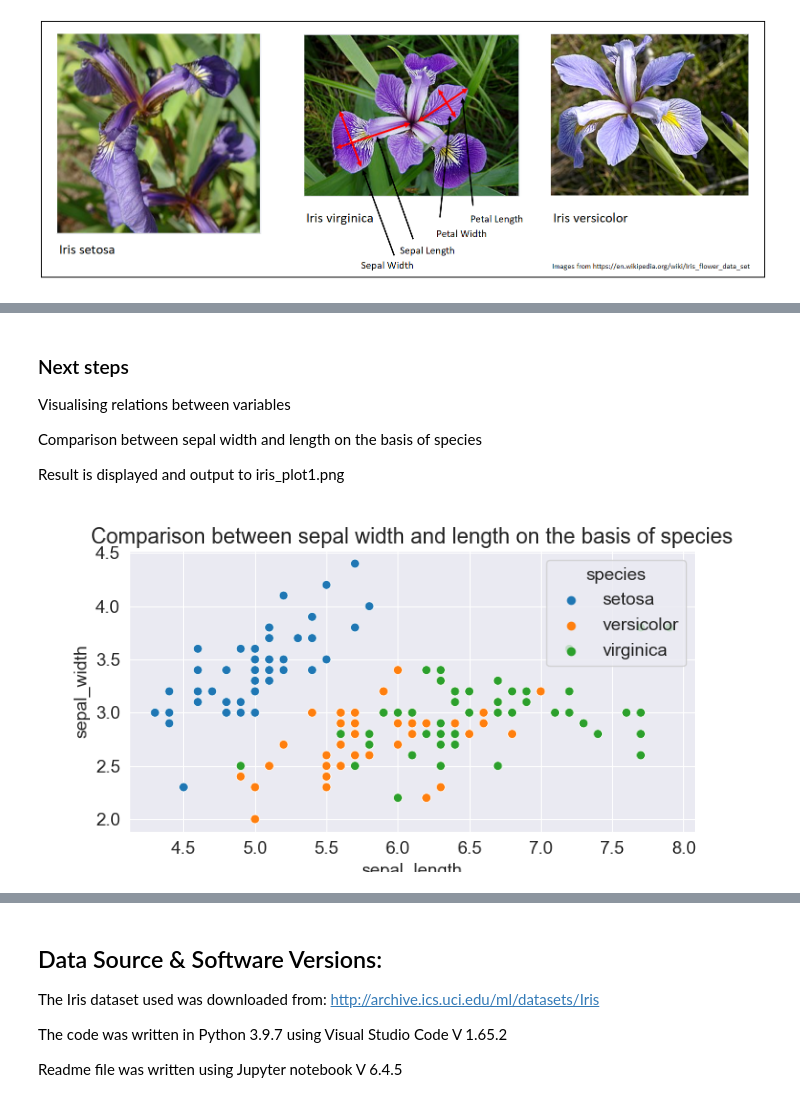
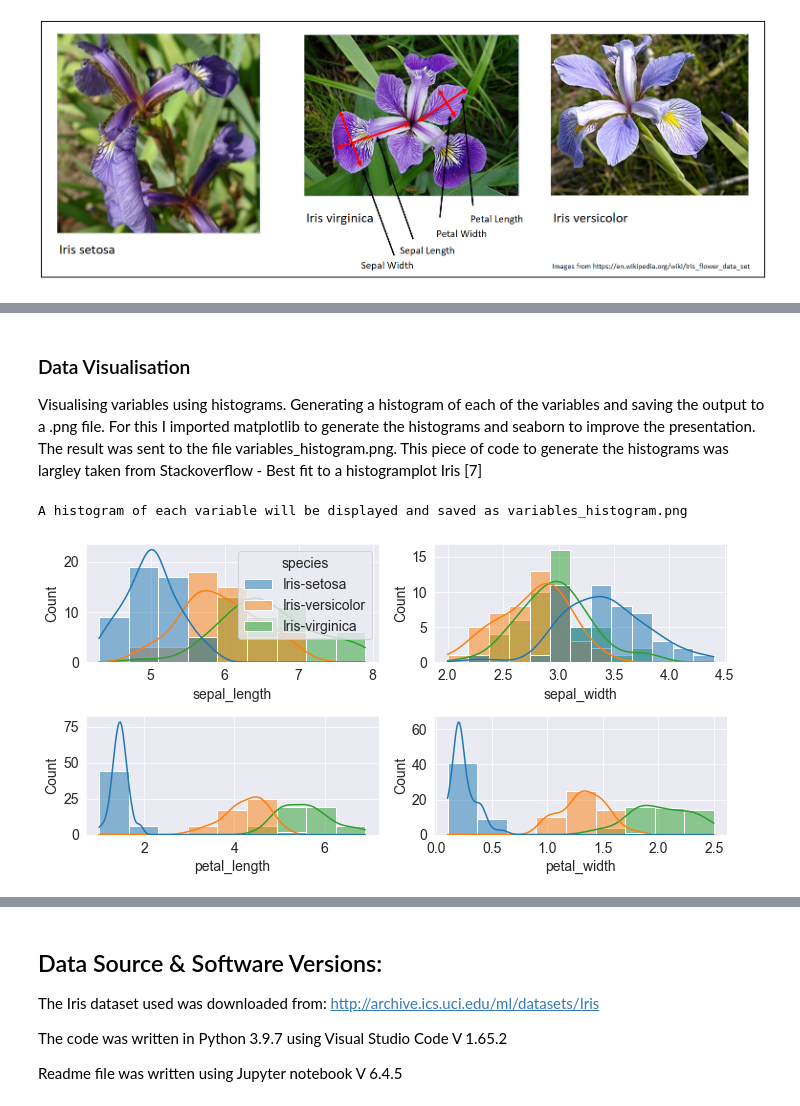
Before and after one commit to JScarry/-pands-project, a Jupyter notebook: README.ipynb, the cells around one changed output, grey strips where cells are left out. Drawn from its saved outputs; the diff is of its cells as text; code cells hidden in the pictures.

```diff
--- a/README.ipynb
+++ b/README.ipynb
@@ -116,12 +152,46 @@ Some dataset information is shown below:
 75%         6.400000     3.300000      5.100000     1.800000          NaN
 max         7.900000     4.400000      6.900000     2.500000          NaN
 # %% [markdown]
-### Next steps
+### Data Visualisation
 
-Visualising relations between variables
-
-Comparison between sepal width and length on the basis of species
-
-Result is displayed and output to iris_plot1.png
+Visualising variables using histograms. Generating a histogram of each of the variables and saving the output to a .png file. For this I imported matplotlib to generate the histograms and seaborn to improve the presentation. The result was sent to the file variables_histogram.png. This piece of code to generate the histograms was largley taken from Stackoverflow - Best fit to a histogramplot Iris [7]
-# %% [markdown]
-![iris_plot_1.png](attachment:iris_plot_1.png)
+# %%
+#pands-project work. Data exploration
+#Author Jarlath Scarry
+
+#we need to import a number of different libraries. Matplot lib provides valuable plotting functions, and seaborn helps us use some of these functions
+import pandas as pd
+import numpy as np
+import matplotlib
+#from matplotlib import rcParams
+import matplotlib.pyplot as plt
+import seaborn as sns
+import time
+
+sns.set_style('darkgrid') #add a dark grid to the background of the plot
+matplotlib.rcParams['font.size'] = 14
+matplotlib.rcParams['figure.figsize'] = (8, 4)
+matplotlib.rcParams['figure.facecolor'] = '#00000000'
+
+
+iris_df = pd.read_csv('IRIS.csv') #creating the data frame iris_df by reading in the file from the directory with pandas and
+                                    #assigning it the variable iris_df
+#iris_df = sns.load_dataset("iris") #load iris dataset directly from seaborn
+
+print('\033[1m' + 'A histogram of each variable will be displayed and saved as variables_histogram.png' + '\033[0m')
+
+#https://stackoverflow.com/questions/67300148/best-fit-to-a-histogramplot-iris
+# make the 'species' column categorical to fix the order
+iris_df['species'] = pd.Categorical(iris_df['species'])
+
+fig, axs = plt.subplots(2, 2, figsize=(10, 5))
+for col, ax in zip(iris_df.columns[:4], axs.flat):
+    sns.histplot(data=iris_df, x=col, kde=True, hue='species', common_norm=False, legend=ax==axs[0,0], ax=ax)
+    #sns.histplot(data=iris_df, x=col, kde=True, hue='species', common_norm=False, legend=ax==axs[0,0], ax=ax)
+matplotlib.rcParams['toolbar'] = 'None'
+plt.tight_layout()
+plt.savefig("variables_histogram.png") #save the figure in the directory as a .png file
+plt.show()
+# %% [output]
+A histogram of each variable will be displayed and saved as variables_histogram.png
+[figure, added]
```
Also changed, not shown: parts of 7 cells of this notebook, 3 other files.
